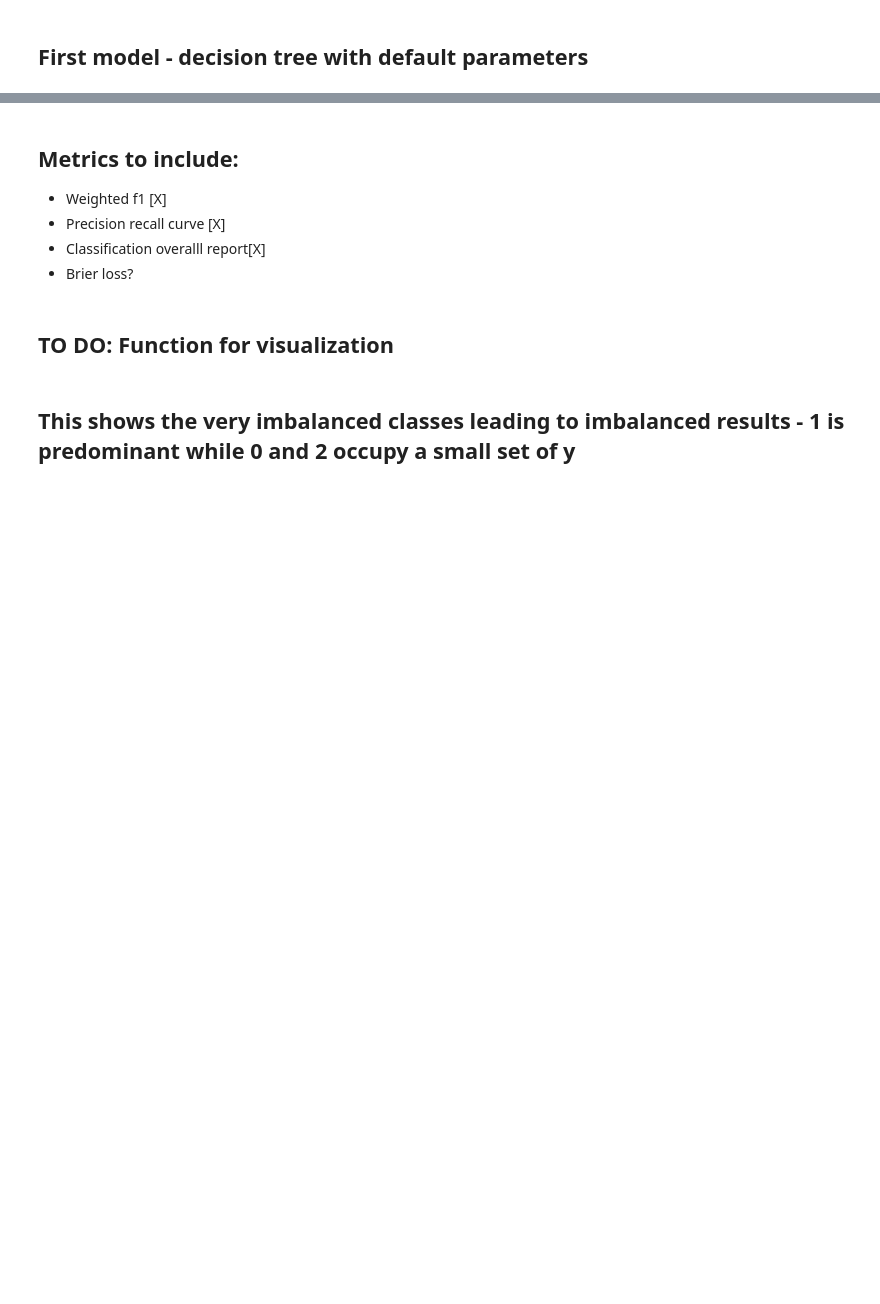
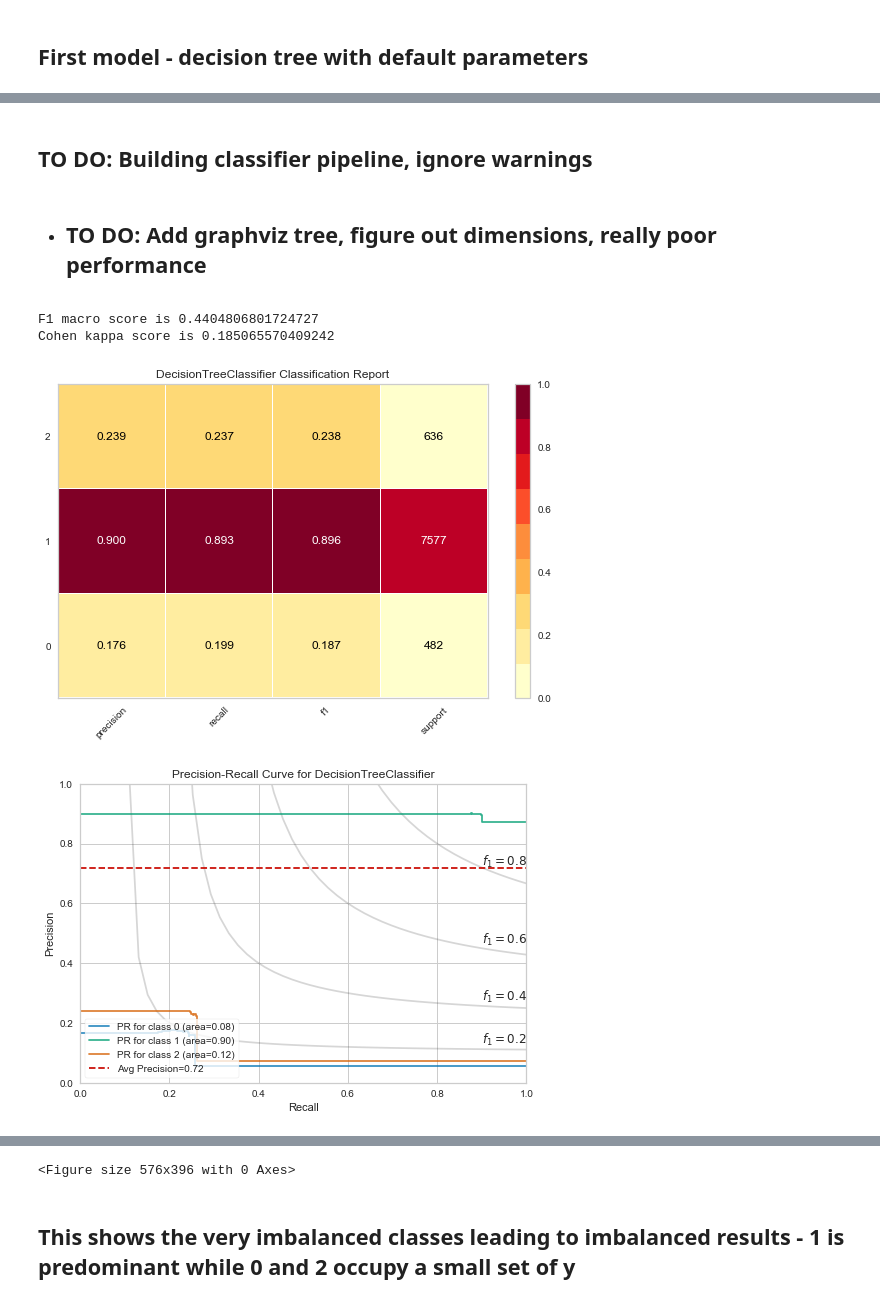
Before and after one commit to MichaelBurak/crunchbase-analysis, a Jupyter notebook: crunchbase-analysis.ipynb, the cells around one changed output, grey strips where cells are left out. Cells and saved outputs as stored; diff of their text form; code cells hidden in the pictures; blank space fills up the shorter version.

Commit message:
Lots of refactoring to functions

```diff
--- a/crunchbase-analysis.ipynb
+++ b/crunchbase-analysis.ipynb
@@ -1025,6 +983,0 @@ X_train, X_test, y_train, y_test = train_test_split(X, y, random_state=42, strat
-# %%
-from sklearn.feature_selection import VarianceThreshold
-#Finding features with 99% of the same value
-no_var = VarianceThreshold(threshold=0.01)
-no_var.fit(X_train)
-print([x for x in X_train.columns if x not in X_train.columns[no_var.get_support()]])
@@ -1046,5 +1004,2 @@ X_test = scaler.transform(X_test)
-# %%
-clf = DecisionTreeClassifier(random_state=0)
-clf.fit(X_train, y_train)
-y_pred = clf.predict(X_test)
-f1_score(y_test, y_pred, average='weighted')
+# %% [markdown]
+## TO DO: Building classifier pipeline, ignore warnings
@@ -1050,0 +1008,31 @@ f1_score(y_test, y_pred, average='weighted')
+# %% [markdown]
+- ## TO DO: Add graphviz tree, figure out dimensions, really poor performance
+# %%
+def classify(clf, X_train=X_train, y_train=y_train, X_test=X_test, y_test=y_test):
+    clf.fit(X_train, y_train)
+    y_pred = clf.predict(X_test)
+    print(f"F1 macro score is {f1_score(y_test, y_pred, average='macro')}")
+    print(f"Cohen kappa score is {cohen_kappa_score(y_test, y_pred)}")
+    visualizer = ClassificationReport(clf, classes=clf.classes_, support=True)
+    visualizer.fit(X_train, y_train)
+    visualizer.score(X_test, y_test)
+    visualizer.show()
+    viz = PrecisionRecallCurve(
+    clf, per_class=True, iso_f1_curves=True,
+    fill_area=False, micro=False, classes=clf.classes_
+)
+    viz.fit(X_train, y_train)
+    viz.score(X_test, y_test)
+    viz.show()
+    viz = FeatureImportances(DecisionTreeClassifier(random_state=0), labels=X.columns, relative=False,size=(720, 1080))
+    viz.fit(X_train, y_train)
+    viz.show()
+    plt.tight_layout()
+# %%
+dtc = DecisionTreeClassifier(random_state=0)
+classify(dtc)
+# %% [output]
+F1 macro score is 0.4404806801724727
+Cohen kappa score is 0.185065570409242
+[figure, added]
+[figure, added]
@@ -1051,10 +1040,5 @@ f1_score(y_test, y_pred, average='weighted')
+<Figure size 576x396 with 0 Axes>
 # %%
 # makes too big tree
 # from graphviz import Source
 # Source( tree.export_graphviz(clf, out_file=None, feature_names=X.columns))
-# %% [markdown]
-## Metrics to include:
-- Weighted f1 [X]
-- Precision recall curve [X]
-- Classification overalll report[X]
-- Brier loss?
@@ -1065,2 +1044,0 @@ from yellowbrick.target import ClassBalance
-# %% [markdown]
-## TO DO: Function for visualization
```
Also changed, not shown: parts of 239 cells of this notebook.
